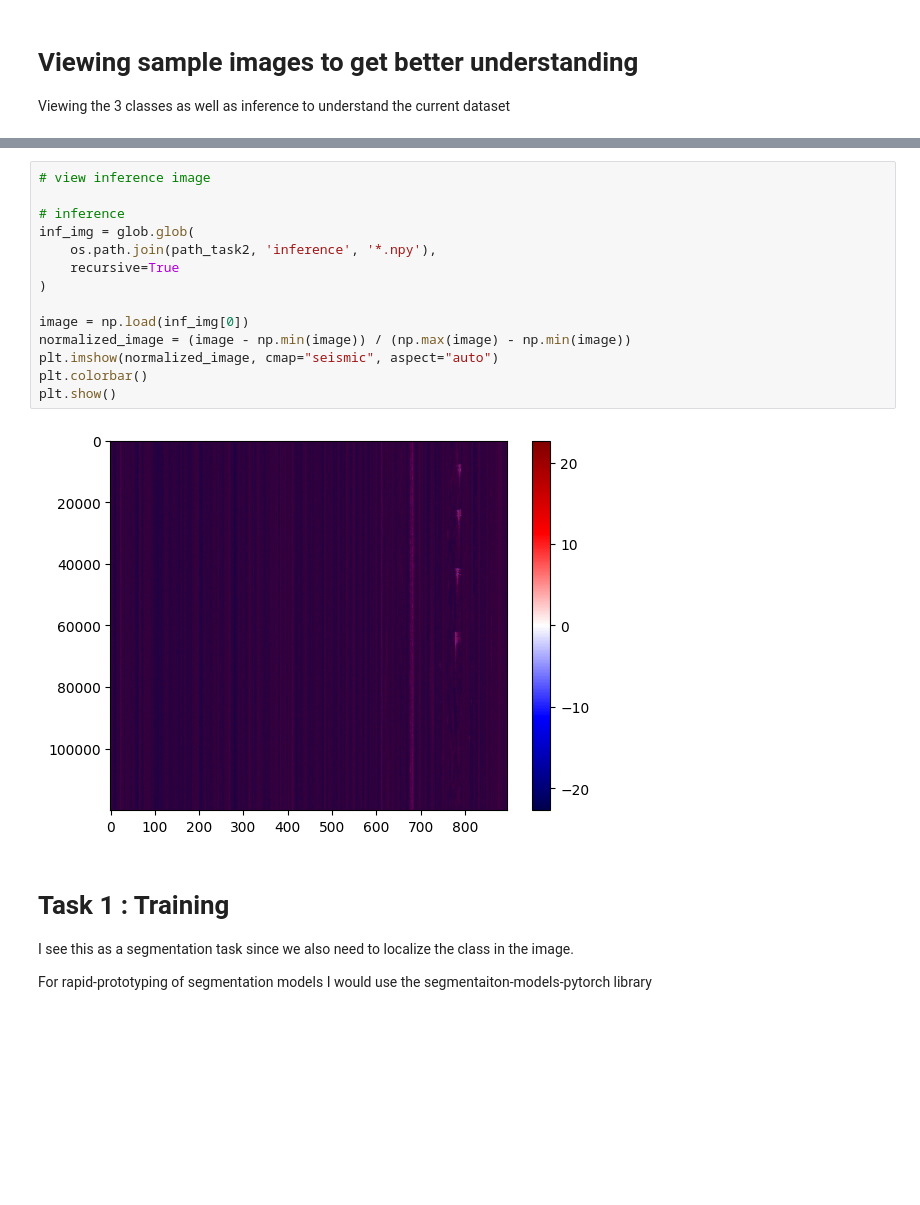
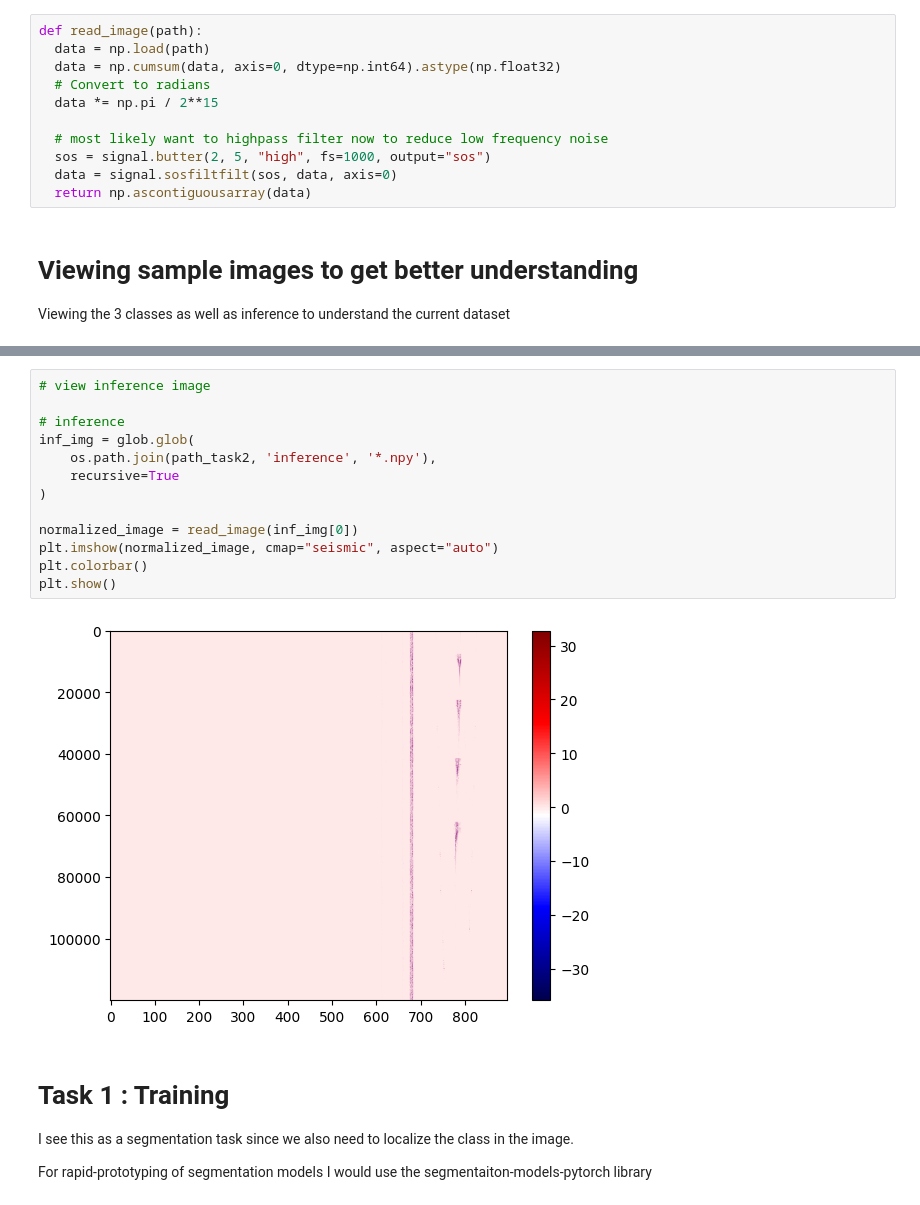
Before and after one commit to FarizKesten/ChallengeAccepted, a Jupyter notebook: IntrusionDetection.ipynb, the cells around one changed output, grey strips where cells are left out. Cells and saved outputs as stored; diff of their text form; blank space fills up the shorter version.

Commit message:
Fix the image reading

```diff
--- a/IntrusionDetection.ipynb
+++ b/IntrusionDetection.ipynb
@@ -37,6 +37,17 @@ base_path = '/content/drive/MyDrive/ds_challenge'
 path_task1 = os.path.join(base_path, 'Task1')
 path_task2 = os.path.join(base_path, 'Task2')
 path_task4 = os.path.join(base_path, 'Task4')
+# %%
+def read_image(path):
+  data = np.load(path)
+  data = np.cumsum(data, axis=0, dtype=np.int64).astype(np.float32)
+  # Convert to radians
+  data *= np.pi / 2**15
+
+  # most likely want to highpass filter now to reduce low frequency noise
+  sos = signal.butter(2, 5, "high", fs=1000, output="sos")
+  data = signal.sosfiltfilt(sos, data, axis=0)
+  return np.ascontiguousarray(data)
 # %% [markdown]
 # Viewing sample images to get better understanding
 
@@ -97,19 +113,18 @@ int16 2
 # %%
 # view inference image
 
 # inference
 inf_img = glob.glob(
     os.path.join(path_task2, 'inference', '*.npy'),
     recursive=True
 )
 
-image = np.load(inf_img[0])
-normalized_image = (image - np.min(image)) / (np.max(image) - np.min(image))
+normalized_image = read_image(inf_img[0])
 plt.imshow(normalized_image, cmap="seismic", aspect="auto")
 plt.colorbar()
 plt.show()
 # %% [output]
-[figure, old version]
+[figure, new version]
 # %% [markdown]
 # Task 1 : Training
 
```
Also changed, not shown: parts of 7 cells of this notebook.
